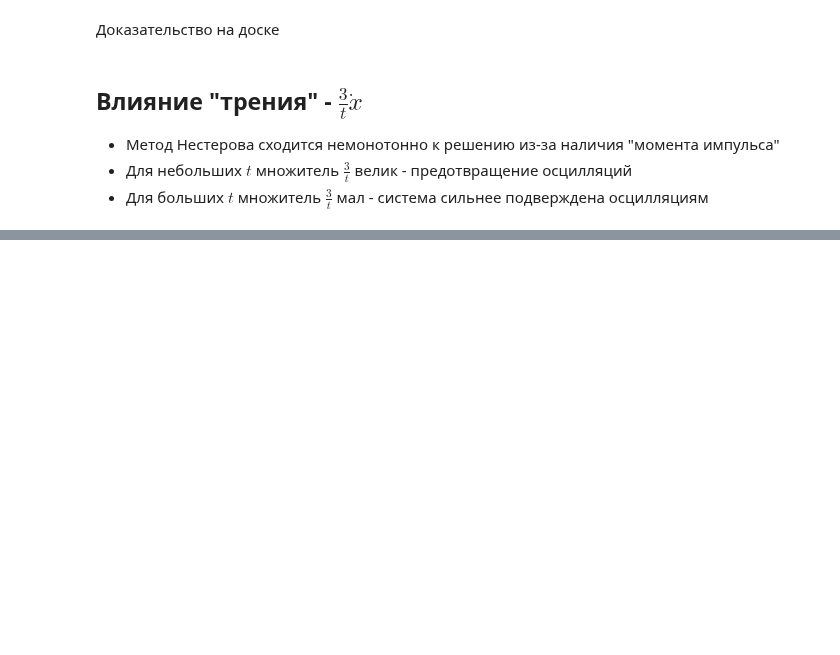
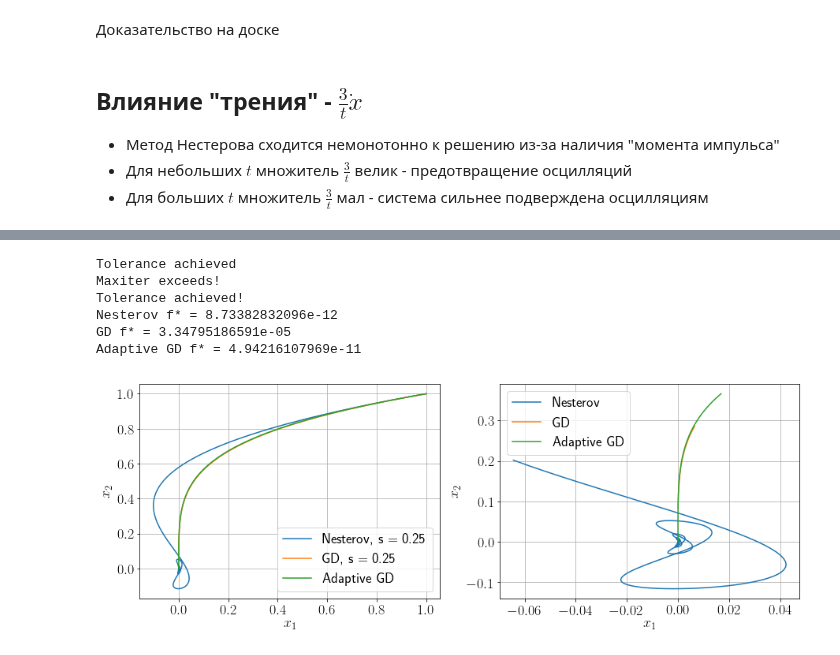
Before and after one commit to amkatrutsa/optimization_course, a Jupyter notebook: ODE4NesterovAcc/ODE4NesterovAcc.ipynb, the cells around one changed output, grey strips where cells are left out. Saved outputs shown, nothing was run; the diff lists cells and outputs as text; code cells hidden in the pictures; blank space fills up the shorter version.

Commit message:
Add toy problem and comparison Nesterov, GD and adaptive GD

```diff
--- a/ODE4NesterovAcc/ODE4NesterovAcc.ipynb
+++ b/ODE4NesterovAcc/ODE4NesterovAcc.ipynb
@@ -134,0 +189,51 @@ $$
+# %%
+def constant_step(f, gradf, x, descent_dir):
+    return s
+
+def backtracking(f, grad_f, x, descent_dir):
+    alpha = 1
+    beta1 = 0.1
+    rho = 0.7
+    while f(x + alpha * descent_dir) >= f(x) + beta1 * alpha * grad_f(x).dot(descent_dir):
+        alpha *= rho
+    return alpha
+# %%
+s = 0.25
+x_acc, hist_acc = acc_gd(gradf, np.array([1, 1]), s)
+x_gd, hist_gd = gd(f, gradf, np.array([1, 1]), constant_step)
+x_adapt_gd, hist_adapt_gd = gd(f, gradf, np.array([1, 1]), backtracking)
+print("Nesterov f* = {}".format(f(x_acc)))
+print("GD f* = {}".format(f(x_gd)))
+print("Adaptive GD f* = {}".format(f(x_adapt_gd)))
+# %% [output]
+Tolerance achieved
+Maxiter exceeds!
+Tolerance achieved!
+Nesterov f* = 8.73382832096e-12
+GD f* = 3.34795186591e-05
+Adaptive GD f* = 4.94216107969e-11
+# %%
+fig = plt.figure(figsize=(15,5))
+ax = fig.add_subplot(121)
+ax.plot([x[0] for x in hist_acc], [x[1] for x in hist_acc], label="Nesterov, s = {}".format(s))
+ax.plot([x[0] for x in hist_gd], [x[1] for x in hist_gd], label="GD, s = {}".format(s))
+ax.plot([x[0] for x in hist_adapt_gd], [x[1] for x in hist_adapt_gd], label="Adaptive GD")
+ax.grid("on")
+ax.set_xlabel("$x_1$", fontsize=18)
+ax.set_ylabel("$x_2$", fontsize=18)
+ax.legend(fontsize=18)
+ax.tick_params(labelsize=18)
+ax = fig.add_subplot(122)
+acc_zoom_idx = 60
+gd_zoom_idx = 500
+gd_adapt_idx = 100
+ax.plot([x[0] for x in hist_acc[acc_zoom_idx:]], [x[1] for x in hist_acc[acc_zoom_idx:]], label="Nesterov")
+ax.plot([x[0] for x in hist_gd[gd_zoom_idx:]], [x[1] for x in hist_gd[gd_zoom_idx:]], label="GD")
+ax.plot([x[0] for x in hist_adapt_gd[gd_adapt_idx:]], [x[1] for x in hist_adapt_gd[gd_adapt_idx:]], label="Adaptive GD")
+ax.grid("on")
+ax.set_xlabel("$x_1$", fontsize=18)
+ax.set_ylabel("$x_2$", fontsize=18)
+ax.legend(fontsize=18)
+ax.tick_params(labelsize=18)
+# %% [output]
+[figure, added]
```
Also changed, not shown: parts of 7 cells of this notebook.
